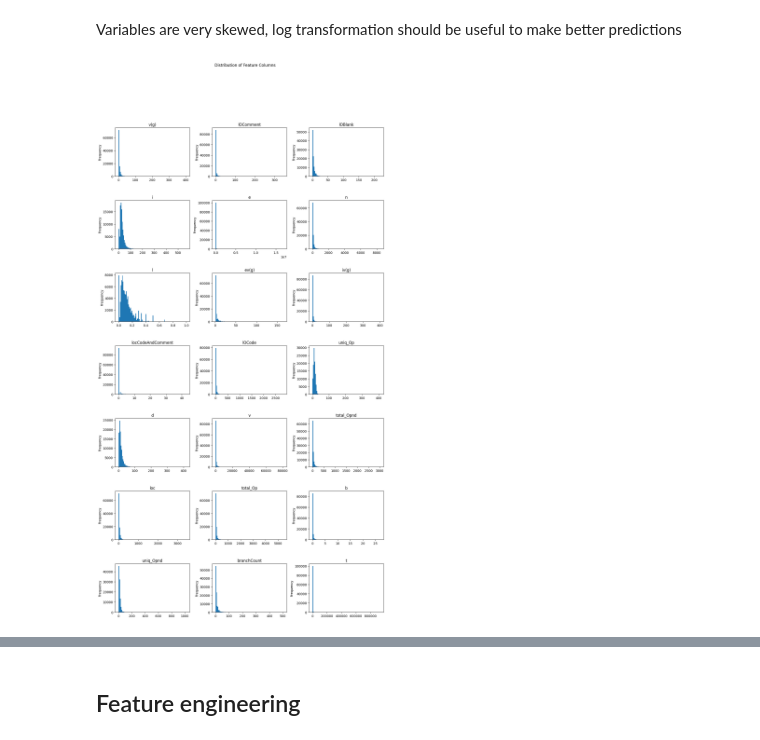
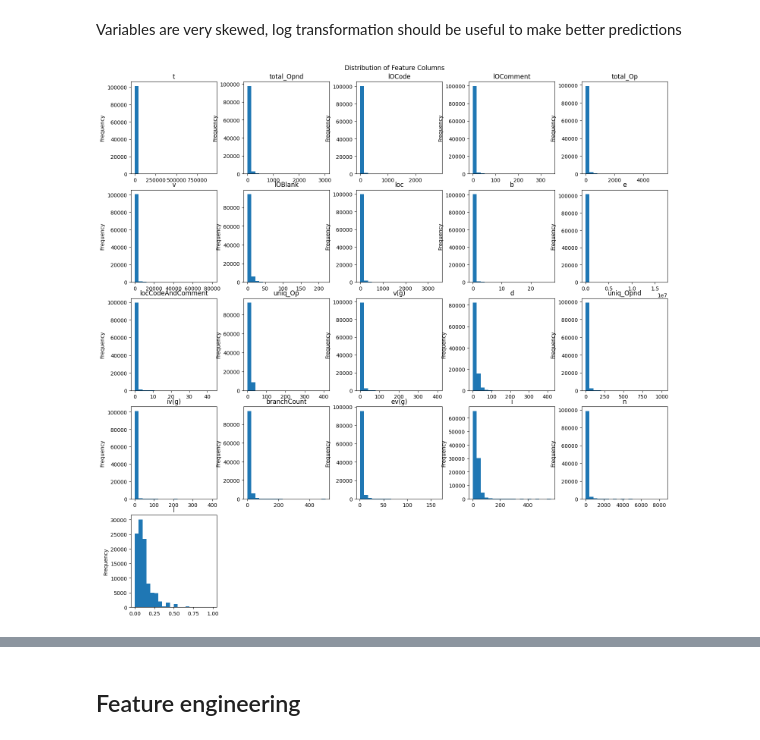
Before and after one commit to incardo/kaggle-playground, a Jupyter notebook: Binary-Classification_Software_Defects_Dataset/eda_software_defects.ipynb, the cells around one changed output, grey strips where cells are left out. Saved outputs shown, nothing was run; the diff lists cells and outputs as text; code cells hidden in the pictures.

```diff
--- a/Binary-Classification_Software_Defects_Dataset/eda_software_defects.ipynb
+++ b/Binary-Classification_Software_Defects_Dataset/eda_software_defects.ipynb
@@ -174,32 +179,43 @@ train_data.describe()
 # %% [markdown]
 Variables are very skewed, log transformation should be useful to make better predictions
 # %%
-# Get the list of feature columns
-feature_columns = set(train_data.columns)-set(["defects"])
+def plot_features_distribution(df):
 
-# Define the number of rows and columns for subplots
-num_rows = (len(feature_columns) + 2) // 3
-num_cols = min(len(feature_columns), 3)
+    feature_columns = set(df.columns)-set(["defects"])
 
-# Create subplots
-fig, axes = plt.subplots(num_rows, num_cols, figsize=(15, 5 * num_rows))
-fig.subplots_adjust(wspace=0.3, hspace=0.5,top=0.9, bottom=0.3)
+    # Define the number of rows and columns for subplots
+    num_rows = (len(feature_columns) + 4) // 5
+    num_cols = min(len(feature_columns), 5)
 
-# Iterate through feature columns and plot their distributions
-for i, col in enumerate(feature_columns):
-    row = i // num_cols
-    col_num = i % num_cols
-    ax = axes[row, col_num]
+    # Create subplots
 
-    # Plot the distribution
-    train_data[col].plot(kind='hist', ax=ax, bins=100, title=col)
-    ax.set_ylabel('Frequency')
+    fig, axes = plt.subplots(num_rows, num_cols, figsize=(15, 3 * num_rows))
+
+    fig.subplots_adjust(wspace=0.3, hspace=0.5,top=0.90, bottom=0.3)
+    fig.tight_layout()
+    fig.subplots_adjust(top=0.95)
+
+    # Iterate through feature columns and plot their distributions
+    for i, col in enumerate(feature_columns):
+        row = i // num_cols
+        col_num = i % num_cols
+        ax = axes[row, col_num]
+
+        # Plot the distribution
+        df[col].plot(kind='hist', ax=ax, bins=20, title=col)
+        ax.set_ylabel('Frequency')
+
+    # If there are empty subplots, remove them
+    for i in range(len(feature_columns), num_rows * num_cols):
+        fig.delaxes(axes.flatten()[i])
+
+    # Add a title to the overall picture
+    plt.suptitle("Distribution of Feature Columns")
+    # Show the plot
+    plt.show()
 
 
-# Add a title to the overall picture
-plt.suptitle("Distribution of Feature Columns")
 
-# Show the plot
-plt.show()
+plot_features_distribution(train_data)
 # %% [output]
-[figure, old version]
+[figure, new version]
```
Also changed, not shown: parts of 18 cells of this notebook, 5 other files.
